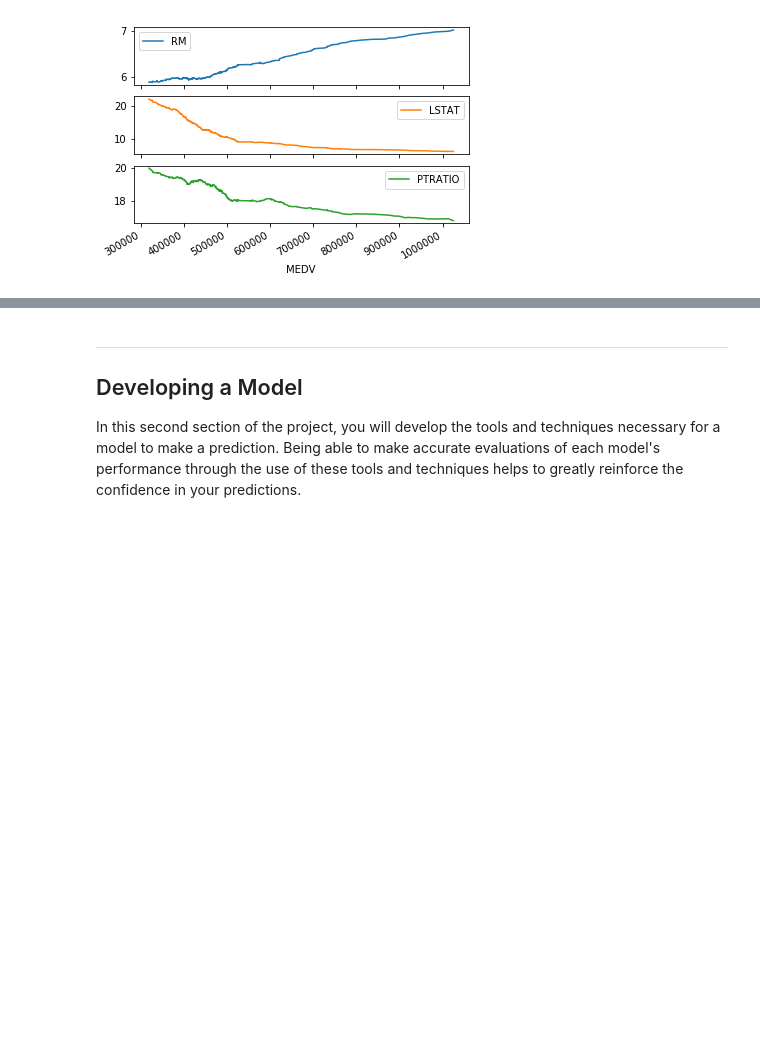
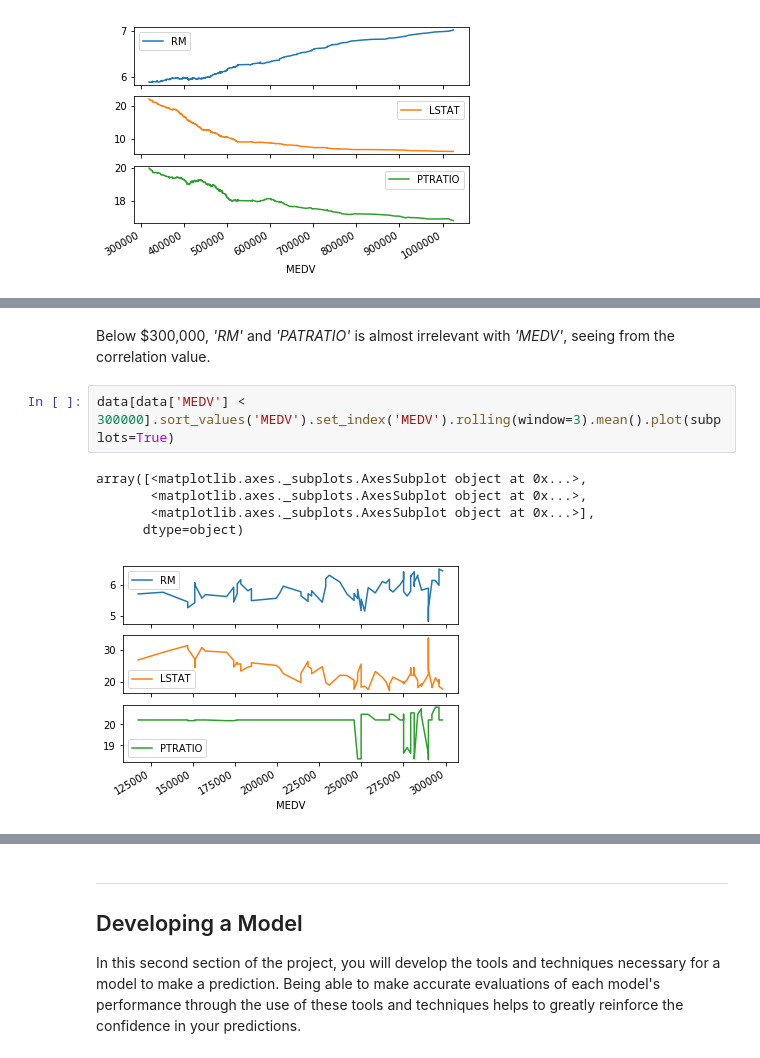
Before and after one commit to HajimeK/machine-learning, a Jupyter notebook: projects/boston_housing/boston_housing.ipynb, the cells around one changed output, grey strips where cells are left out. Drawn from its saved outputs; the diff is of its cells as text; blank space fills up the shorter version.

```diff
--- a/projects/boston_housing/boston_housing.ipynb
+++ b/projects/boston_housing/boston_housing.ipynb
@@ -152,0 +178,10 @@ array([<matplotlib.axes._subplots.AxesSubplot object at 0x...>,
+# %% [markdown]
+Below $300,000, *'RM'* and *'PATRATIO'* is almost irrelevant with *'MEDV'*, seeing from the correlation value.
+# %%
+data[data['MEDV'] < 300000].sort_values('MEDV').set_index('MEDV').rolling(window=3).mean().plot(subplots=True)
+# %% [output]
+array([<matplotlib.axes._subplots.AxesSubplot object at 0x...>,
+       <matplotlib.axes._subplots.AxesSubplot object at 0x...>,
+       <matplotlib.axes._subplots.AxesSubplot object at 0x...>],
+      dtype=object)
+[figure, added]
```
Also changed, not shown: parts of 26 cells of this notebook, 1 other file.
